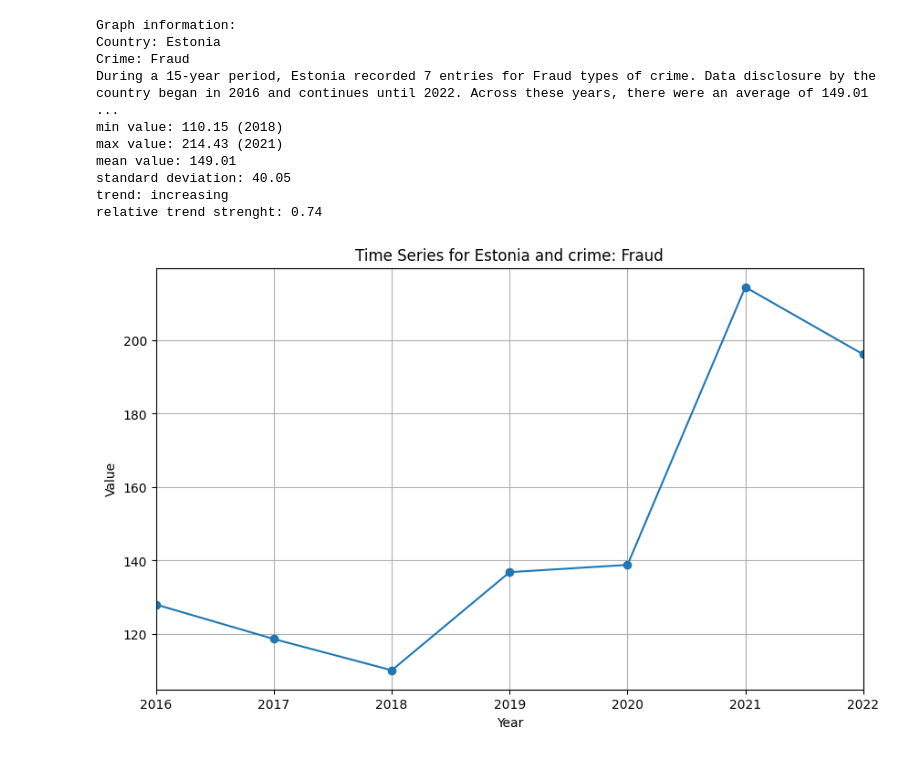
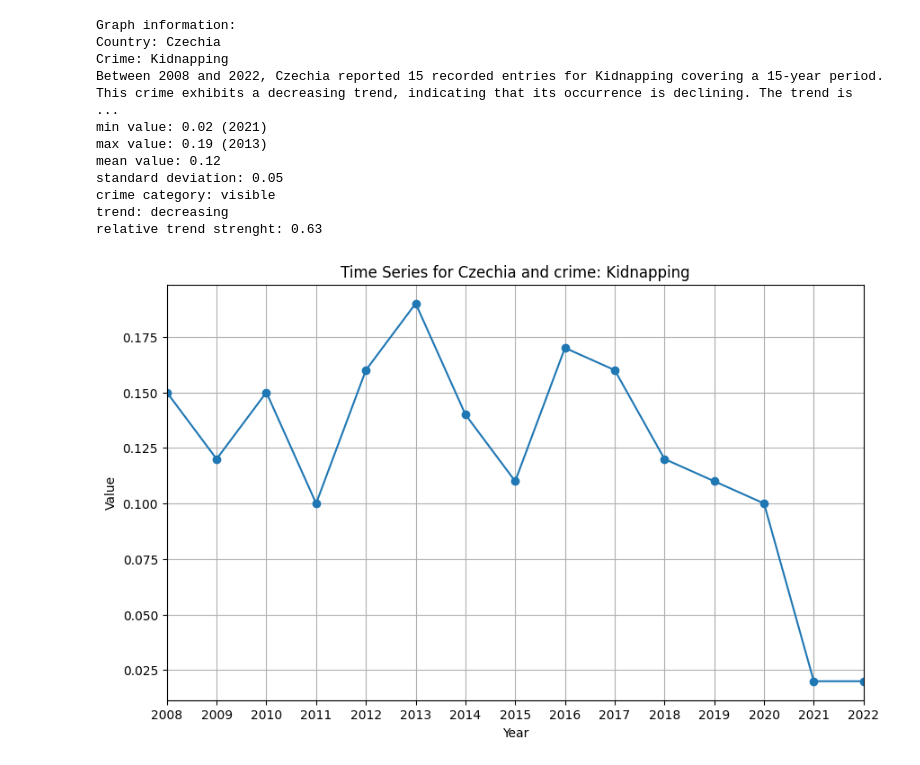
Before and after one commit to klbek/Analysis-of-Crime-in-the-EU, a Jupyter notebook: crime_analysis_by_country.ipynb, the cells around one changed output. Cells and saved outputs as stored; diff of their text form; code cells hidden in the pictures.

```diff
--- a/crime_analysis_by_country.ipynb
+++ b/crime_analysis_by_country.ipynb
@@ -15,13 +15,13 @@ crime_table.load_data(f'data/estat_crim_off_cat.tsv', geo_df, iccs_df)
 # %%
 country = widgets.Dropdown(
     options=crime_table.country_list_sorted,
-    value=crime_table.country_list_sorted[1],
+    value=crime_table.country_list_sorted[0],
     description='Country:',
     disabled=False,
     )
 crime = widgets.Dropdown(
     options=crime_table.crime_list_sorted,
-    value=crime_table.crime_list_sorted[1],
+    value=crime_table.crime_list_sorted[0],
     description='Crime:',
     disabled=False,
     )
@@ -55,40 +60,42 @@ IntRangeSlider(value=(2016, 2022), continuous_update=False, description='Years:'
 from IPython.display import display, HTML
 crime_dict_info = crime_table.statistics.statistics_dictionary
 
 text = f"""
 <h2>Graph information:</h2>
 <p><b>Country:</b> {select_country}</p>
 <p><b>Crime:</b> {select_crime}</p>
 <p>{crime_table.statistics_info}</p>
 <p><b>min value:</b> {crime_dict_info['min_value']} ({crime_dict_info['min_value_year']})</p>
 <p><b>max value:</b> {crime_dict_info['max_value']} ({crime_dict_info['max_value_year']})</p>
 <p><b>mean value:</b> {crime_dict_info['mean_value']}</p>
 <p><b>standard deviation:</b> {crime_dict_info['standard_deviation']}</p>
+<p><b>crime category:</b> {crime_table.crime_category}</p>
 <p><b>trend:</b> {crime_dict_info['trend']}</p>
 <p><b>relative trend strenght:</b> {crime_dict_info['relative_trend_strength']}</p>
 <p></p>
 """
 display(HTML(text))
 
 start_year, end_year = years_range.value
 plt.figure(figsize=(10, 6))
 plt.plot(crime_table.filtered_data['year'], crime_table.filtered_data['value'], marker='o')
 plt.title(f"Time Series for {country.value} and crime: {crime.value}")
 plt.xlabel("Year")
 plt.ylabel("Value")
 plt.grid(True)
 plt.xlim(start_year, end_year)
 plt.xticks(range(start_year, end_year + 1, 1))
 plt.show()
 # %% [output]
 Graph information:
-Country: Estonia
-Crime: Fraud
-During a 15-year period, Estonia recorded 7 entries for Fraud types of crime. Data disclosure by the country began in 2016 and continues until 2022. Across these years, there were an average of 149.01 ...
-min value: 110.15 (2018)
-max value: 214.43 (2021)
-mean value: 149.01
-standard deviation: 40.05
-trend: increasing
-relative trend strenght: 0.74
+Country: Czechia
+Crime: Kidnapping
+Between 2008 and 2022, Czechia reported 15 recorded entries for Kidnapping covering a 15-year period. This crime exhibits a decreasing trend, indicating that its occurrence is declining. The trend is  ...
+min value: 0.02 (2021)
+max value: 0.19 (2013)
+mean value: 0.12
+standard deviation: 0.05
+crime category: visible
+trend: decreasing
+relative trend strenght: 0.63
-[figure, old version]
+[figure, new version]
```
Also changed, not shown: parts of 3 cells of this notebook, 1 other file.
